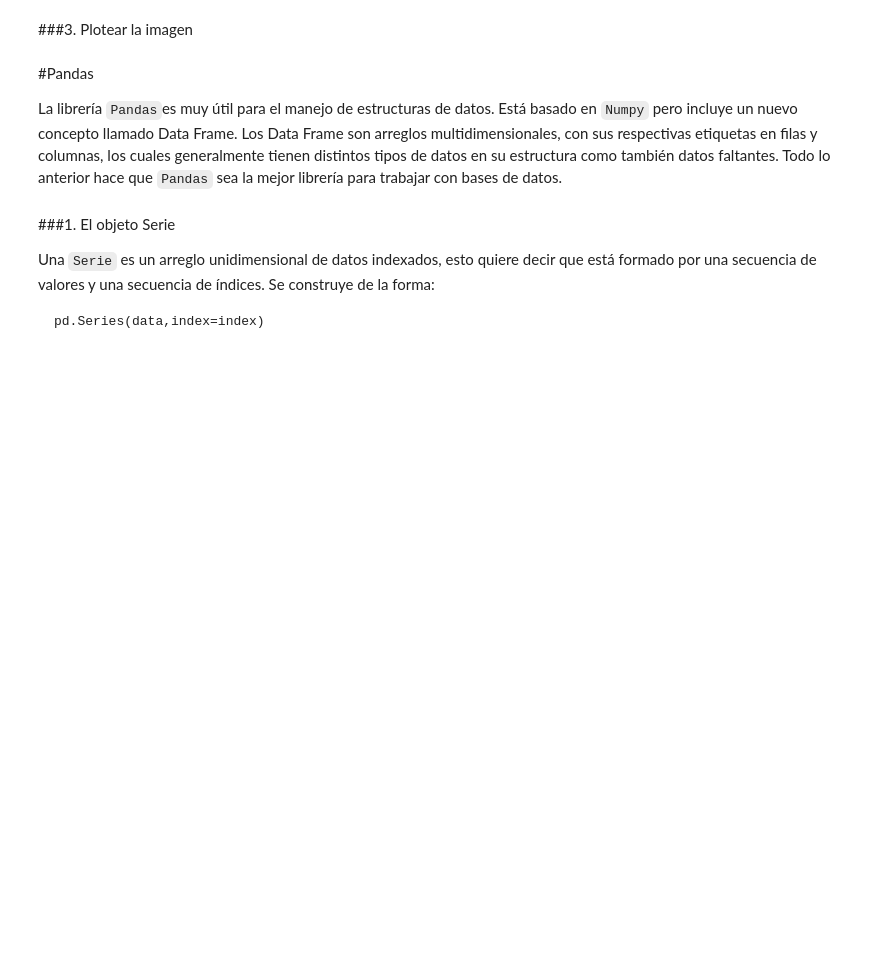
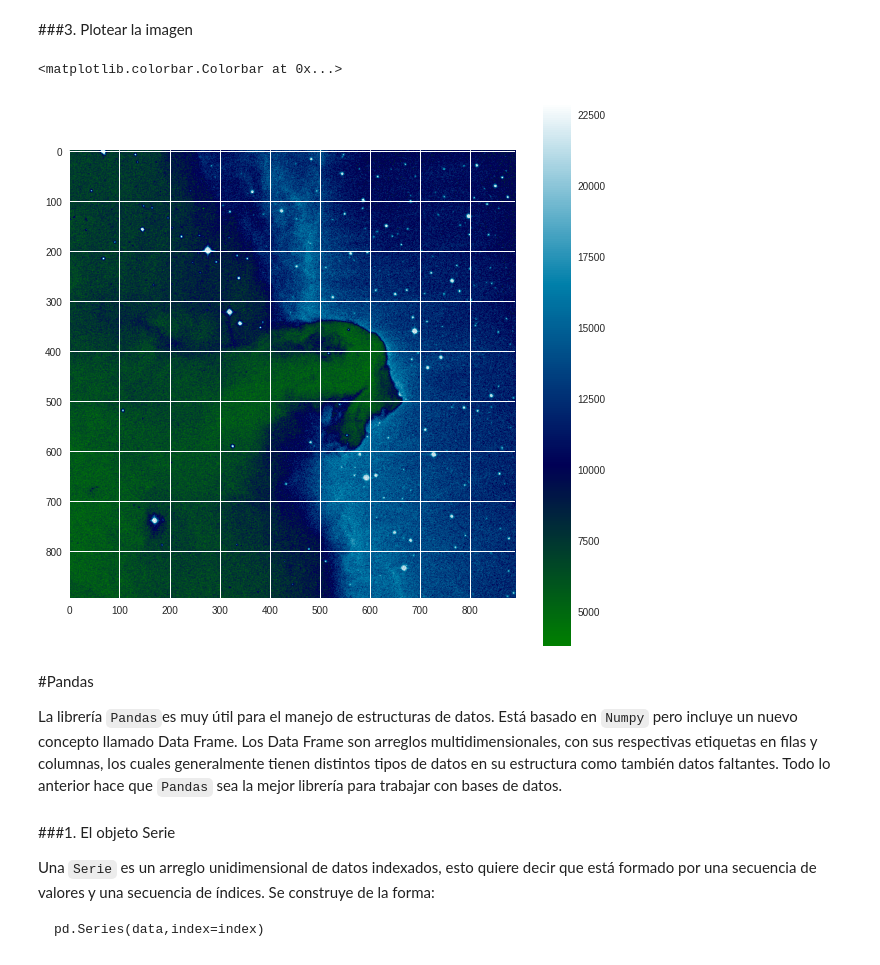
Before and after one commit to diegogf99/Clase3, a Jupyter notebook: Actividad_3_Astronomía_Galáctica.ipynb, the cells around one changed output. Saved outputs shown, nothing was run; the diff lists cells and outputs as text; code cells hidden in the pictures; blank space fills up the shorter version.

```diff
--- a/Actividad_3_Astronomía_Galáctica.ipynb
+++ b/Actividad_3_Astronomía_Galáctica.ipynb
@@ -84,8 +147,11 @@ print('Stdev:', np.std(image_data))
 # %%
 # Plot de los datos del fit
 plt.figure(figsize=(10,10))
-plt.imshow(image_data, cmap='viridis') #grey, inferno, etc
+plt.imshow(image_data, cmap='ocean') #gray, inferno, etc
 plt.colorbar()
+# %% [output]
+<matplotlib.colorbar.Colorbar at 0x...>
+[figure, added]
 # %% [markdown]
 #Pandas
 
```
Also changed, not shown: parts of 36 cells of this notebook.
